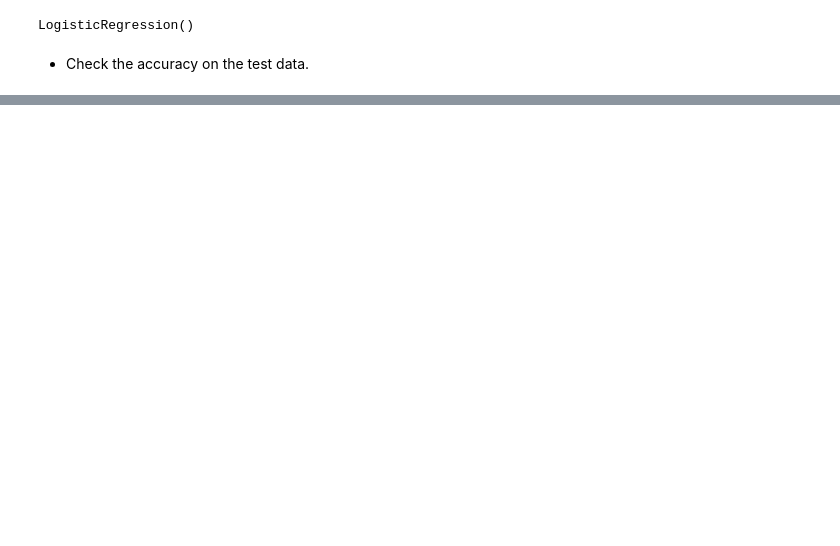
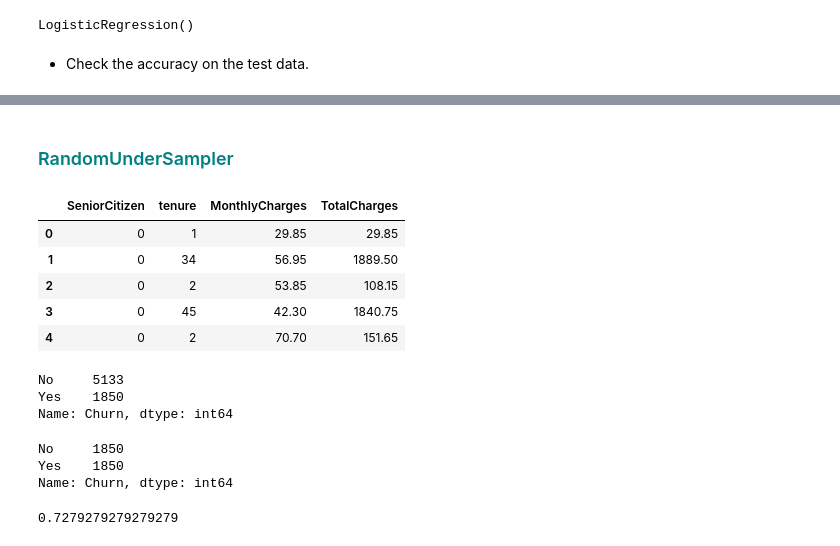
Before and after one commit to isi-mube/Iron-Labs, a Jupyter notebook: unit_7_py/lab-handling-data-imbalance-classification/imb_solution.ipynb, the cells around one changed output, grey strips where cells are left out. Drawn from its saved outputs; the diff is of its cells as text; code cells hidden in the pictures; blank space fills up the shorter version.

```diff
--- a/unit_7_py/lab-handling-data-imbalance-classification/imb_solution.ipynb
+++ b/unit_7_py/lab-handling-data-imbalance-classification/imb_solution.ipynb
@@ -182,0 +327,2 @@ Managing imbalance in the dataset
+# %% [markdown]
+<h3 style="color: #008080;">RandomUnderSampler</h3>
@@ -182,0 +333,11 @@ Managing imbalance in the dataset
+# %%
+y = churnData['Churn']
+X = churnData.select_dtypes(include=[np.number]) # Selecting Numericals
+X.head()
+# %% [output]
+|  | SeniorCitizen | tenure | MonthlyCharges | TotalCharges |
+| 0 | 0 | 1 | 29.85 | 29.85 |
+| 1 | 0 | 34 | 56.95 | 1889.50 |
+| 2 | 0 | 2 | 53.85 | 108.15 |
+| 3 | 0 | 45 | 42.30 | 1840.75 |
+| 4 | 0 | 2 | 70.70 | 151.65 |
@@ -182,0 +361,22 @@ Managing imbalance in the dataset
+# %%
+y.value_counts()
+# %% [output]
+No     5133
+Yes    1850
+Name: Churn, dtype: int64
+# %%
+y_rus.value_counts()
+# %% [output]
+No     1850
+Yes    1850
+Name: Churn, dtype: int64
+# %%
+# We traing the training dataset using Logistic Regression
+logistic = LogisticRegression(random_state=0).fit(X_train, y_train)
+
+# Predictions
+predictions = logistic.predict(X_test)
+
+logistic.score(X_test, y_test)
+# %% [output]
+0.7279279279279279
```
Also changed, not shown: parts of 92 cells of this notebook.
